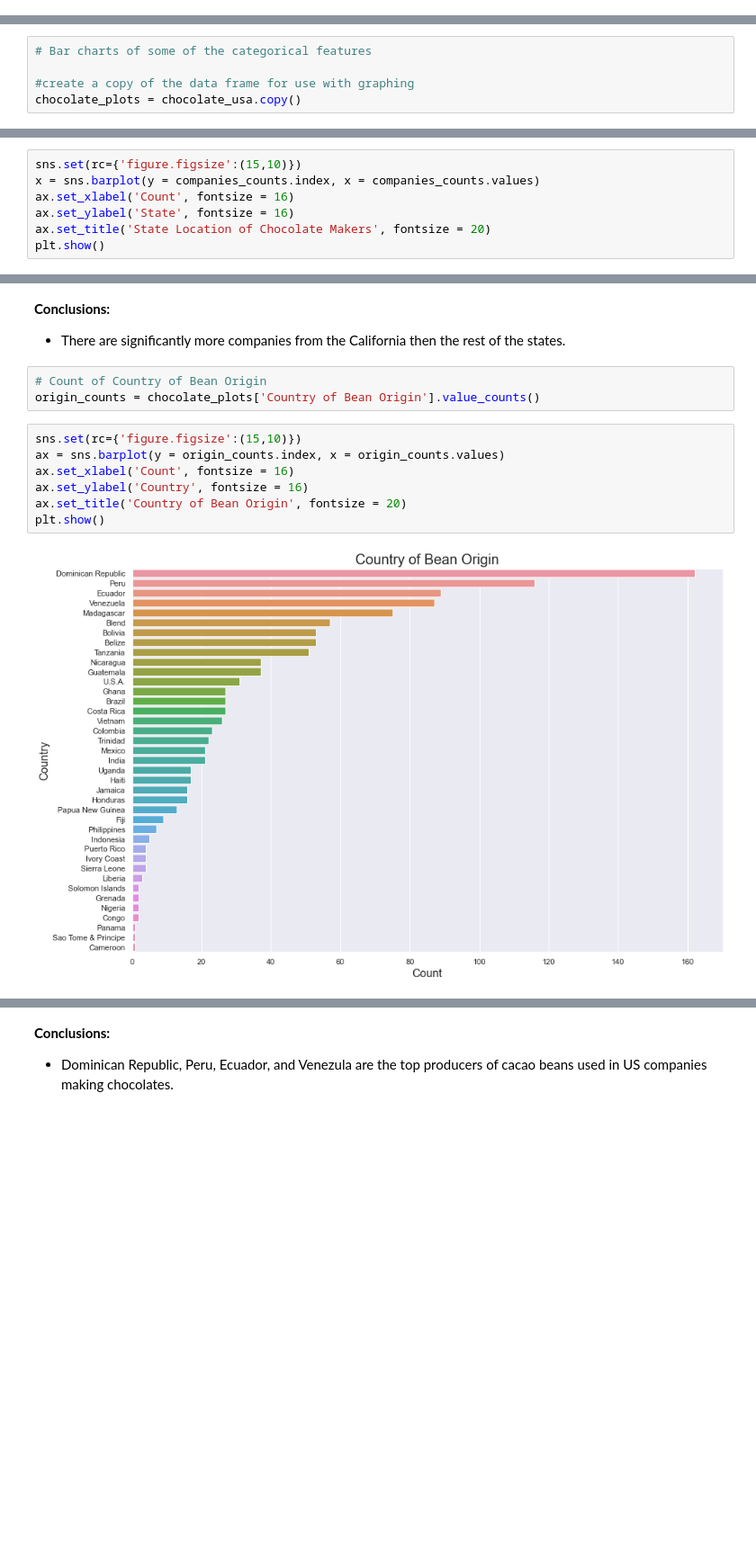
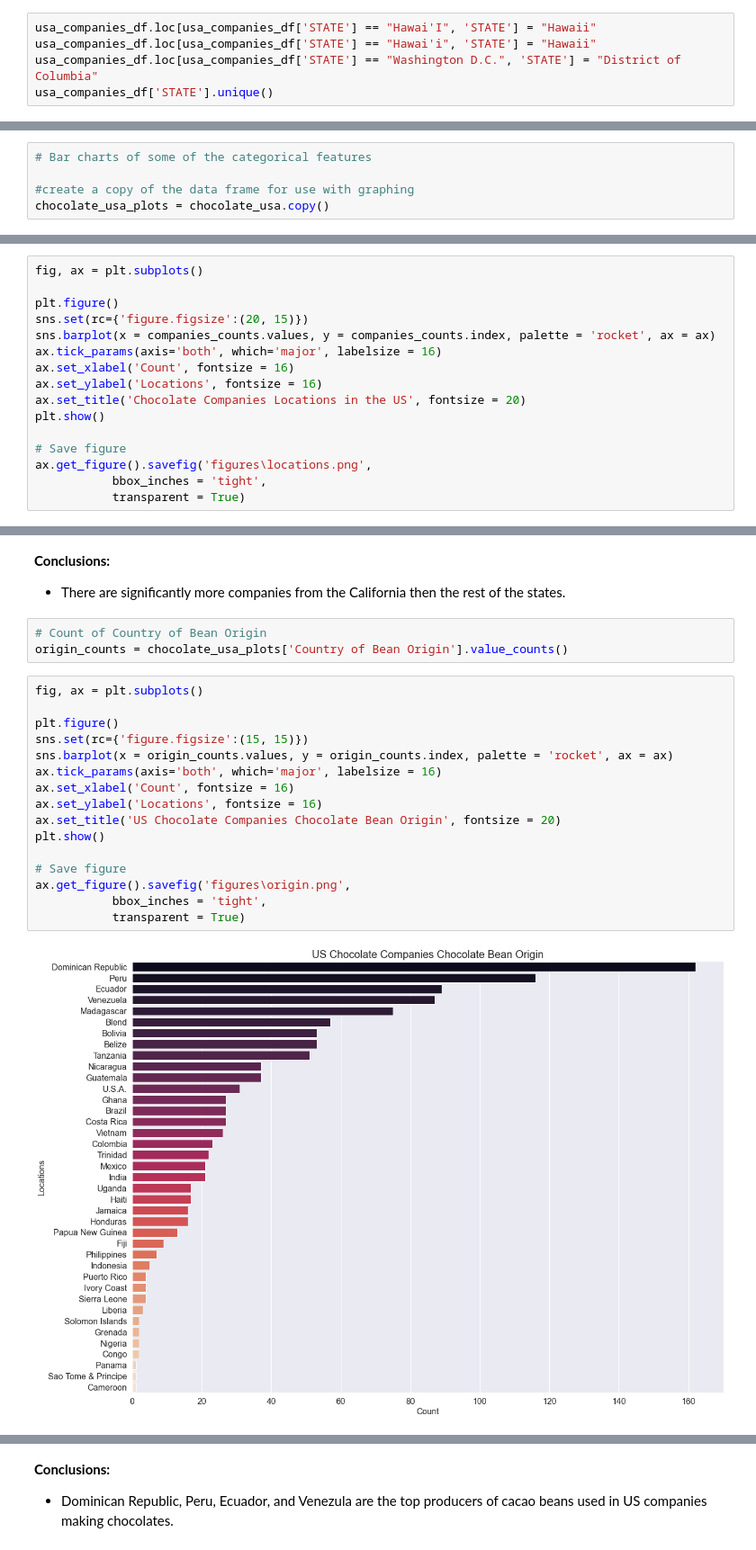
Before and after one commit to cableredi/BellevueUniv_MDS, a Jupyter notebook: DSC550/Term Paper/Chocolate_CableKimberly.ipynb, the cells around one changed output, grey strips where cells are left out. Shown at 90% size. Drawn from its saved outputs; the diff is of its cells as text; blank space fills up the shorter version.

```diff
--- a/DSC550/Term Paper/Chocolate_CableKimberly.ipynb
+++ b/DSC550/Term Paper/Chocolate_CableKimberly.ipynb
@@ -215,0 +231,5 @@ usa_companies_df.describe(include = ['O'])
+# %%
+usa_companies_df.loc[usa_companies_df['STATE'] == "Hawai'I", 'STATE'] = "Hawaii"
+usa_companies_df.loc[usa_companies_df['STATE'] == "Hawai'i", 'STATE'] = "Hawaii"
+usa_companies_df.loc[usa_companies_df['STATE'] == "Washington D.C.", 'STATE'] = "District of Columbia"
+usa_companies_df['STATE'].unique()
@@ -359,6 +390,6 @@ Cocoa Percent appears to be a normal distribution but Rating is heavily skewed l
 # Bar charts of some of the categorical features
 
 #create a copy of the data frame for use with graphing
-chocolate_plots = chocolate_usa.copy()
+chocolate_usa_plots = chocolate_usa.copy()
 # %%
 # Convert Ratings to ranking
@@ -398,8 +439,17 @@ companies_counts = chocolate_plots['STATE'].value_counts()
 # %%
-sns.set(rc={'figure.figsize':(15,10)})
-x = sns.barplot(y = companies_counts.index, x = companies_counts.values)
+fig, ax = plt.subplots()
+
+plt.figure()
+sns.set(rc={'figure.figsize':(20, 15)})
+sns.barplot(x = companies_counts.values, y = companies_counts.index, palette = 'rocket', ax = ax)
+ax.tick_params(axis='both', which='major', labelsize = 16)
 ax.set_xlabel('Count', fontsize = 16)
-ax.set_ylabel('State', fontsize = 16)
-ax.set_title('State Location of Chocolate Makers', fontsize = 20)
+ax.set_ylabel('Locations', fontsize = 16)
+ax.set_title('Chocolate Companies Locations in the US', fontsize = 20)
 plt.show()
+
+# Save figure
+ax.get_figure().savefig('figures\locations.png',
+           bbox_inches = 'tight',
+           transparent = True)
 # %% [output]
@@ -410,13 +461,22 @@ plt.show()
 * There are significantly more companies from the California then the rest of the states.
 # %%
 # Count of Country of Bean Origin
-origin_counts = chocolate_plots['Country of Bean Origin'].value_counts()
+origin_counts = chocolate_usa_plots['Country of Bean Origin'].value_counts()
 # %%
-sns.set(rc={'figure.figsize':(15,10)})
-ax = sns.barplot(y = origin_counts.index, x = origin_counts.values)
+fig, ax = plt.subplots()
+
+plt.figure()
+sns.set(rc={'figure.figsize':(15, 15)})
+sns.barplot(x = origin_counts.values, y = origin_counts.index, palette = 'rocket', ax = ax)
+ax.tick_params(axis='both', which='major', labelsize = 16)
 ax.set_xlabel('Count', fontsize = 16)
-ax.set_ylabel('Country', fontsize = 16)
-ax.set_title('Country of Bean Origin', fontsize = 20)
+ax.set_ylabel('Locations', fontsize = 16)
+ax.set_title('US Chocolate Companies Chocolate Bean Origin', fontsize = 20)
 plt.show()
+
+# Save figure
+ax.get_figure().savefig('figures\origin.png',
+           bbox_inches = 'tight',
+           transparent = True)
 # %% [output]
-[figure, old version]
+[figure, new version]
```
Also changed, not shown: parts of 76 cells of this notebook, 2 other files.
